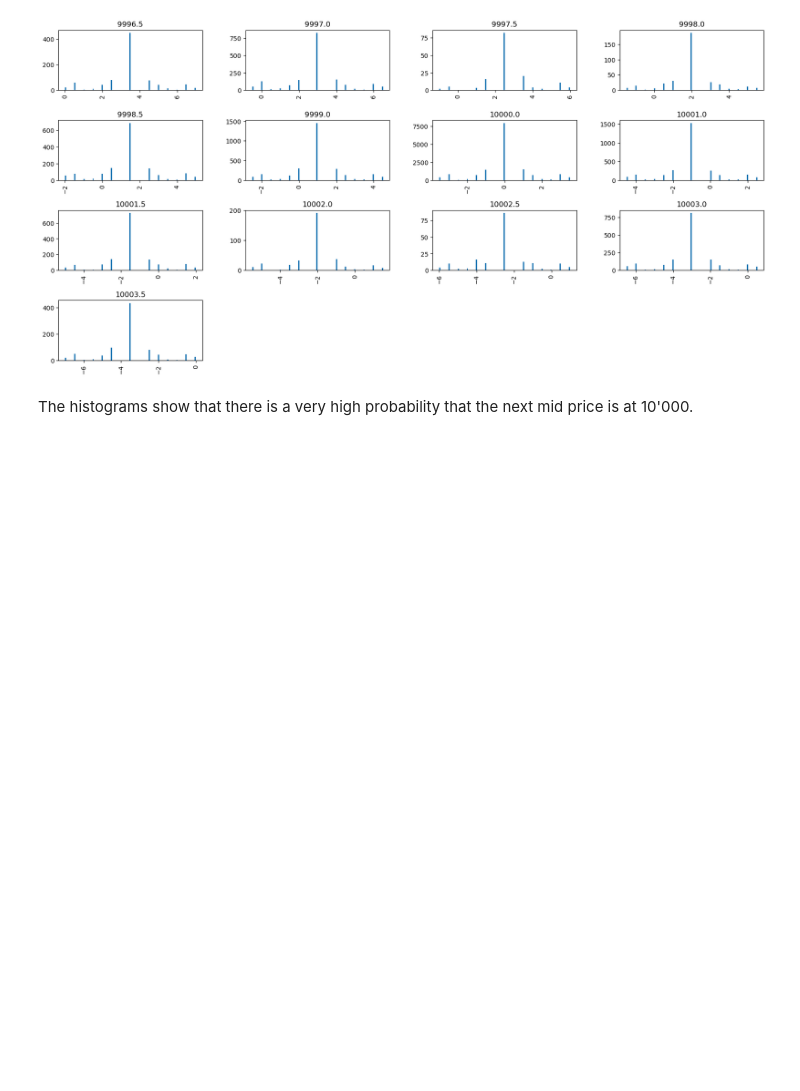
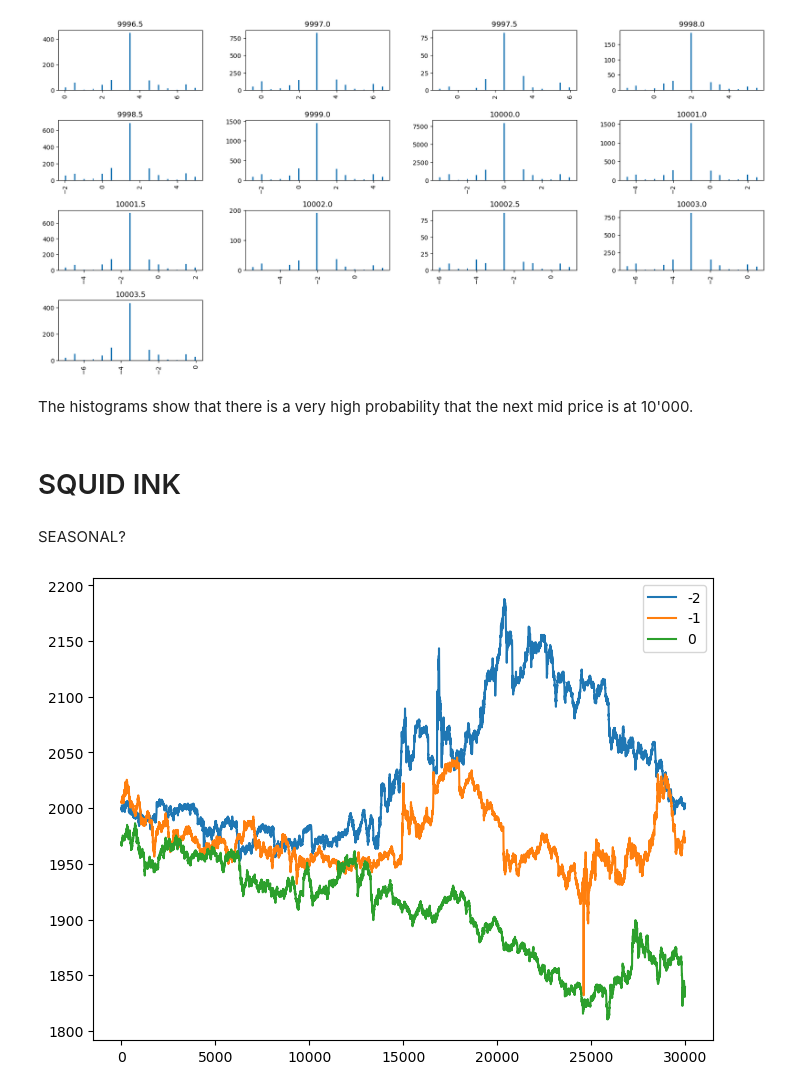
Before and after one commit to yungarjun/prosperity_3, a Jupyter notebook: initial_eda.ipynb, the cells around one changed output. Saved outputs shown, nothing was run; the diff lists cells and outputs as text; code cells hidden in the pictures; blank space fills up the shorter version.

```diff
--- a/initial_eda.ipynb
+++ b/initial_eda.ipynb
@@ -285,3 +279,34 @@ array([[<Axes: title={'center': '9996.5'}>,
 [figure]
 # %% [markdown]
 The histograms show that there is a very high probability that the next mid price is at 10'000.
+# %% [markdown]
+# SQUID INK
+# %% [markdown]
+SEASONAL?
+# %%
+prices_squid_ink = [
+    df.query('product == "SQUID_INK"') for df in prices
+]
+trades_squid_ink = [
+    df.query('symbol == "SQUID_INK"') for df in trades
+]
+# %%
+df_squid_ink_quotes = (
+    prices_squid_ink[0]
+    .append(prices_squid_ink[1])
+    .append(prices_squid_ink[2])
+    .sort_values(by=['day', 'timestamp'])
+)
+df_squid_ink_trades = (
+    trades_squid_ink[0]
+    .append(trades_squid_ink[1])
+    .append(trades_squid_ink[2])
+    .sort_values(by=['day', 'timestamp'])
+)
+# %%
+fig, ax = plt.subplots(figsize=(8,6))
+bp = df_squid_ink_quotes[['day','mid_price']].groupby('day').mid_price.plot(ax=ax)
+plt.legend()
+fig.show()
+# %% [output]
+[figure, added]
```
Also changed, not shown: parts of 8 cells of this notebook, 2 other files.
